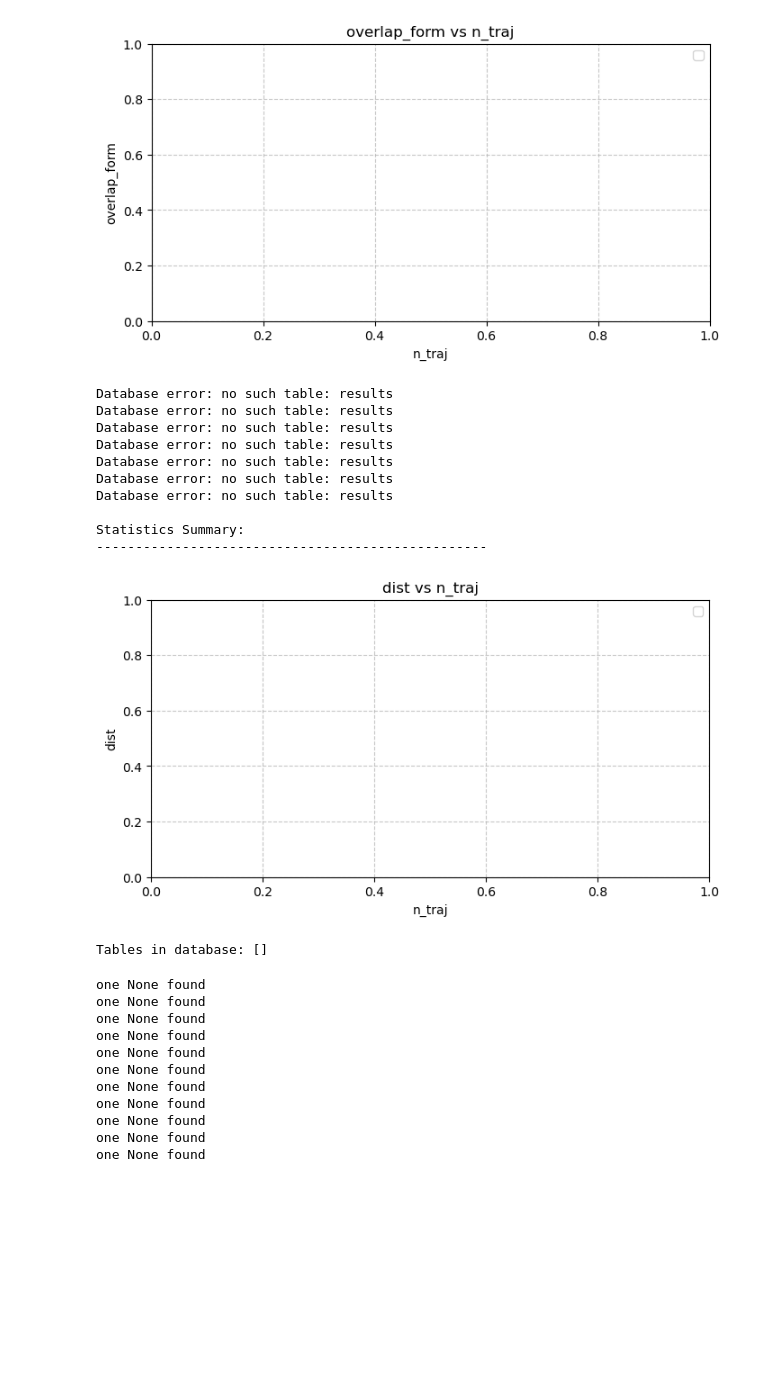
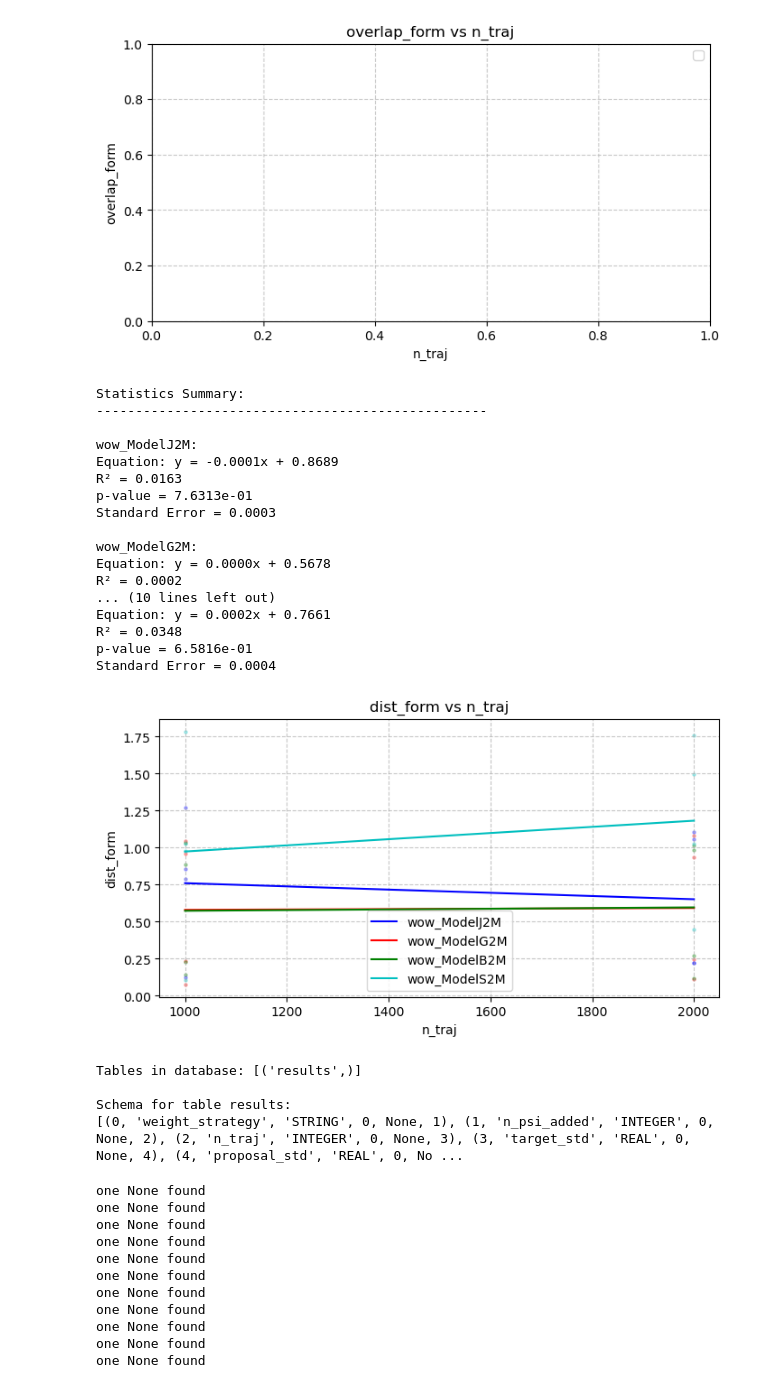
Before and after one commit to Gianmarco-Sarnelli/STL_explainability, a Jupyter notebook: Results_new.ipynb, the cells around one changed output. Cells and saved outputs as stored; diff of their text form; code cells hidden in the pictures; blank space fills up the shorter version.

```diff
--- a/Results_new.ipynb
+++ b/Results_new.ipynb
@@ -403,50 +403,61 @@ Statistics Summary:
 --------------------------------------------------
 [figure]
 # %%
-#['n_psi_added', 'n_traj', 'local_std', 'n_traj_points', 'Dist', 'Cos_Dist', 'Dist_rho', 'Norm_glob', 'Norm_loc', 'Norm_imp', 'Pinv_error', 'Sum_weights', 'Sum_squared_weights', 'Elapsed_time', 'Process_mem']
+#weight_strategy, n_psi_added, n_traj, target_std, proposal_std, n_traj_points, phi_id, base_xi_id, Dist, Cos_dist, Dist_rho, Norm_proposal, Norm_target, Norm_imp, Pinv_error, Sum_weights, Sum_squared_weights, Elapsed_time, Process_mem, n_e, overlap_form, dist_form, dist_new_kernels, dist_embed ))
 
-test_names = ["wow_ModelM2M", "wow_ModelE2M", "wow_ModelJ2M", "wow_ModelB2M", "wow_ModelT2M", "wow_ModelG2M", "wow_ModelS2M"]
-y_column = "dist"
+
+test_names = ["wow_ModelJ2M", "wow_ModelG2M", "wow_ModelB2M", "wow_ModelS2M" ]
+y_column = "dist_form"
 table_name = "results"
 params = ["n_traj"]
 
 z_column = None#"n_traj_points"
 focus = None#[11, 55]
 
 for x_column in params:
     plot_database_columns(test_names, x_column, y_column, table_name, z_column=z_column, focus=focus)
 
 
 # Assuming the database file is named "your_database.db"
 # Replace with your actual database filename
-conn = sqlite3.connect("database_wow_ModelB2M.db")
+conn = sqlite3.connect("Databases/database_wow_ModelB2M.db")
 cursor = conn.cursor()
 
 # List all tables in the database
 cursor.execute("SELECT name FROM sqlite_master WHERE type='table';")
 tables = cursor.fetchall()
 print("Tables in database:", tables)
 
 # If you find tables, you can inspect their schema
 for table in tables:
     print(f"\nSchema for table {table[0]}:")
     cursor.execute(f"PRAGMA table_info({table[0]});")
     print(cursor.fetchall())
 
 conn.close()
 # %% [output]
-Database error: no such table: results
-Database error: no such table: results
-Database error: no such table: results
-Database error: no such table: results
-Database error: no such table: results
-Database error: no such table: results
-Database error: no such table: results
-
 Statistics Summary:
 --------------------------------------------------
+
+wow_ModelJ2M:
+Equation: y = -0.0001x + 0.8689
+R² = 0.0163
+p-value = 7.6313e-01
+Standard Error = 0.0003
+
+wow_ModelG2M:
+Equation: y = 0.0000x + 0.5678
+R² = 0.0002
+... (10 lines left out)
+Equation: y = 0.0002x + 0.7661
+R² = 0.0348
+p-value = 6.5816e-01
+Standard Error = 0.0004
-[figure, old version]
+[figure, new version]
-Tables in database: []
+Tables in database: [('results',)]
+
+Schema for table results:
+[(0, 'weight_strategy', 'STRING', 0, None, 1), (1, 'n_psi_added', 'INTEGER', 0, None, 2), (2, 'n_traj', 'INTEGER', 0, None, 3), (3, 'target_std', 'REAL', 0, None, 4), (4, 'proposal_std', 'REAL', 0, No ...
 # %%
 prefix = ""#"nountill_"
 tests_acronym = ["M", "E", "B", "G", "S"]
```
Also changed, not shown: 4 other files.
